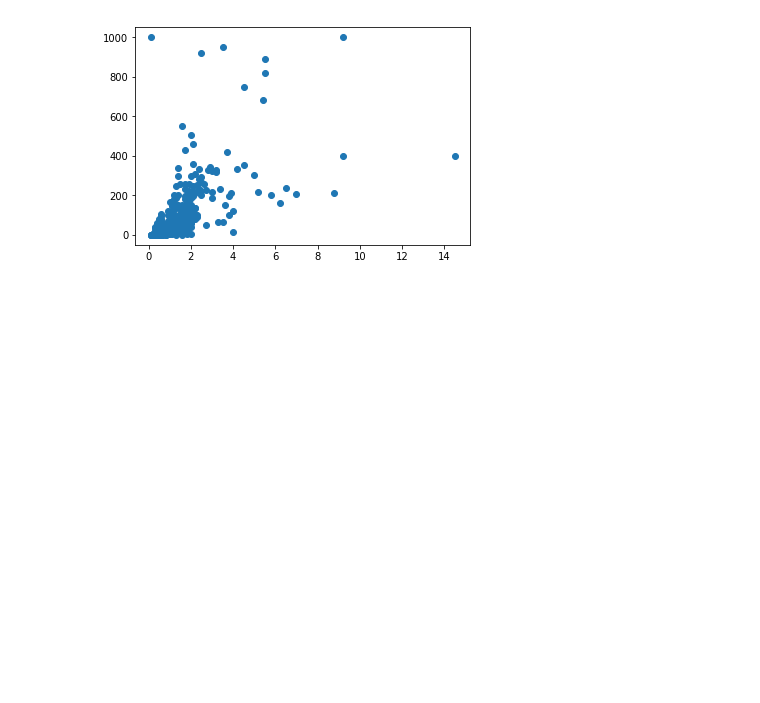
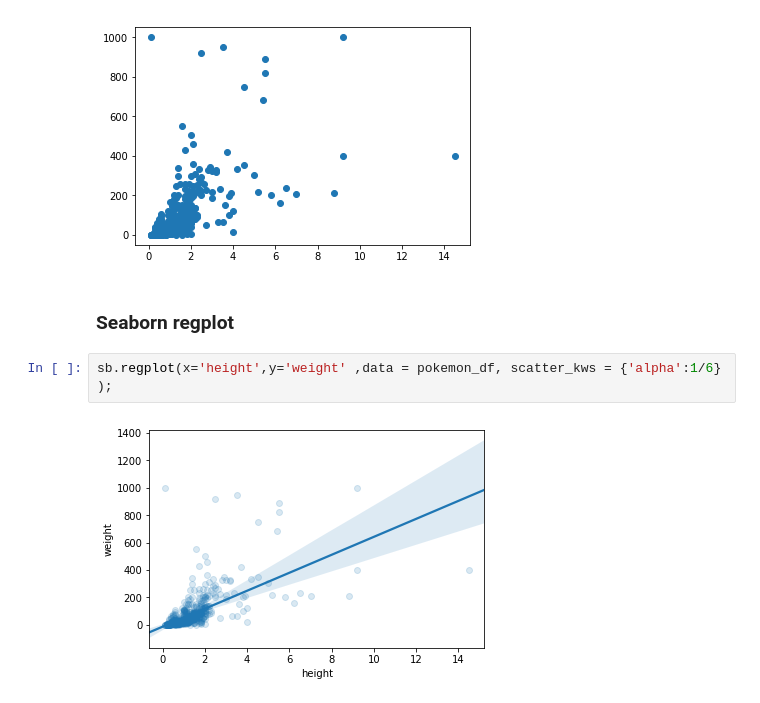
Before and after one commit to rashokanand/python_viz_matplotlib_seaborn, a Jupyter notebook: Bivariate_visualizations.ipynb, the cells around one changed output. Saved outputs shown, nothing was run; the diff lists cells and outputs as text; blank space fills up the shorter version.

```diff
--- a/Bivariate_visualizations.ipynb
+++ b/Bivariate_visualizations.ipynb
@@ -20,3 +20,9 @@ pokemon height vs weight. Both are continuous quantitative variables
 plt.scatter(x = pokemon_df.height,y = pokemon_df.weight);
 # %% [output]
 [figure]
+# %% [markdown]
+### Seaborn regplot
+# %%
+sb.regplot(x='height',y='weight' ,data = pokemon_df, scatter_kws = {'alpha':1/6} );
+# %% [output]
+[figure, added]
```
Also changed, not shown: parts of 8 cells of this notebook.
